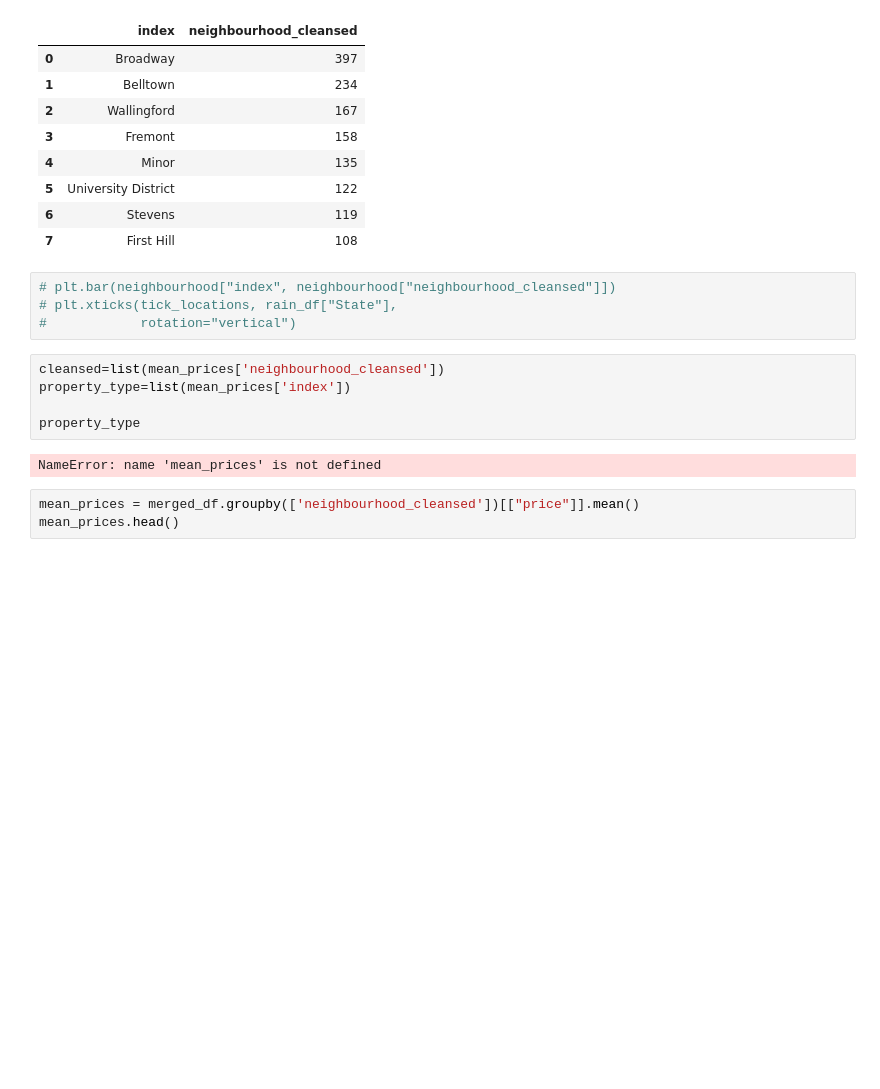
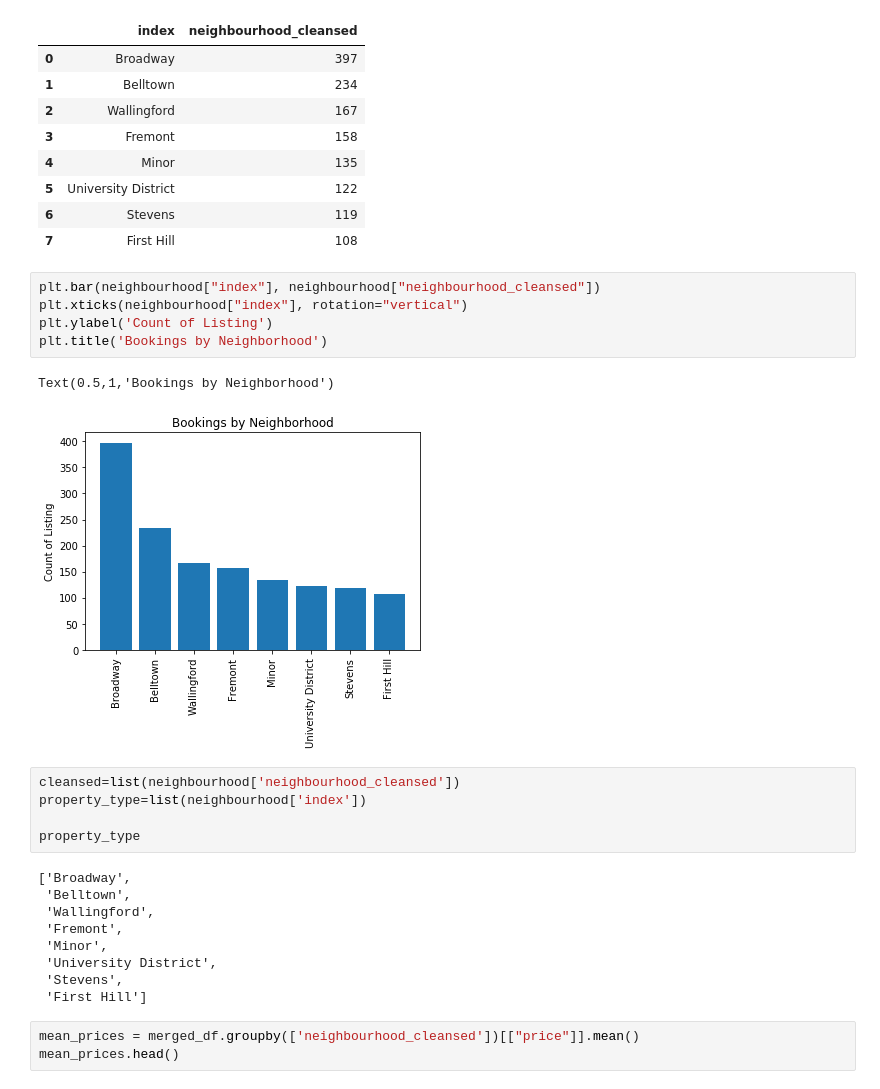
Before and after one commit to ericcheechee/ProjectBeta, a Jupyter notebook: Graphs.ipynb, the cells around one changed output. Drawn from its saved outputs; the diff is of its cells as text; blank space fills up the shorter version.

```diff
--- a/Graphs.ipynb
+++ b/Graphs.ipynb
@@ -131,16 +135,27 @@ neighbourhood
 | 6 | Stevens | 119 |
 | 7 | First Hill | 108 |
 # %%
-# plt.bar(neighbourhood["index", neighbourhood["neighbourhood_cleansed"]])
-# plt.xticks(tick_locations, rain_df["State"],
-#            rotation="vertical")
+plt.bar(neighbourhood["index"], neighbourhood["neighbourhood_cleansed"])
+plt.xticks(neighbourhood["index"], rotation="vertical")
+plt.ylabel('Count of Listing')
+plt.title('Bookings by Neighborhood')
+# %% [output]
+Text(0.5,1,'Bookings by Neighborhood')
+[figure, added]
 # %%
-cleansed=list(mean_prices['neighbourhood_cleansed'])
-property_type=list(mean_prices['index'])
+cleansed=list(neighbourhood['neighbourhood_cleansed'])
+property_type=list(neighbourhood['index'])
 
 property_type
 # %% [output]
-NameError: name 'mean_prices' is not defined
+['Broadway',
+ 'Belltown',
+ 'Wallingford',
+ 'Fremont',
+ 'Minor',
+ 'University District',
+ 'Stevens',
+ 'First Hill']
 # %%
 mean_prices = merged_df.groupby(['neighbourhood_cleansed'])[["price"]].mean()
 mean_prices.head()
```
Also changed, not shown: parts of 3 cells of this notebook.
